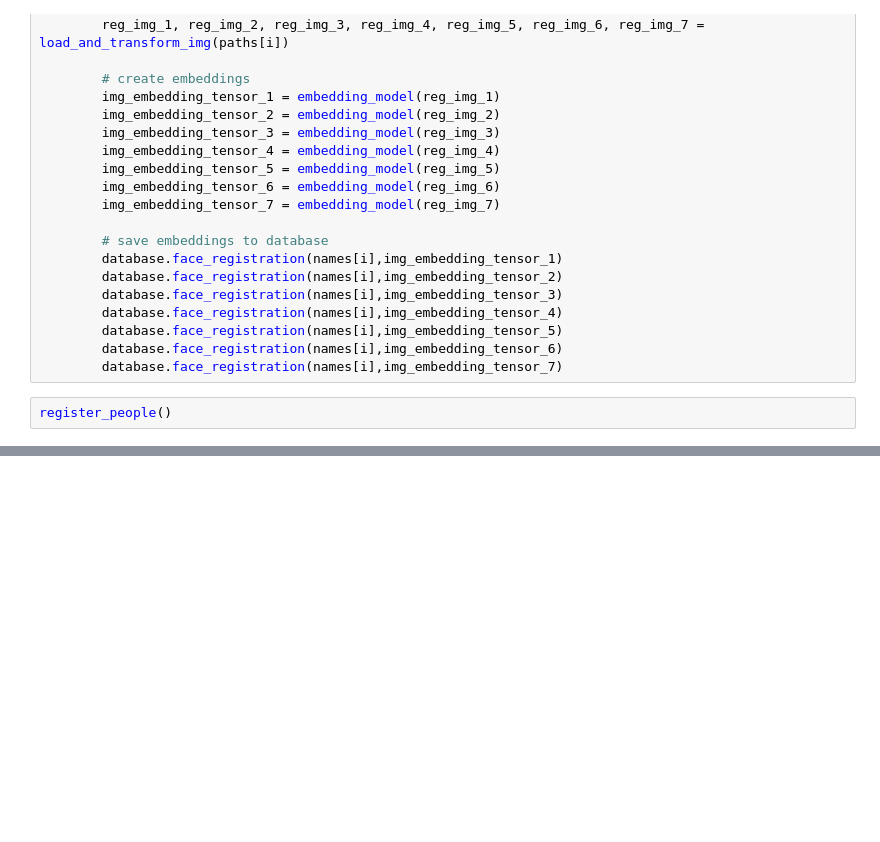
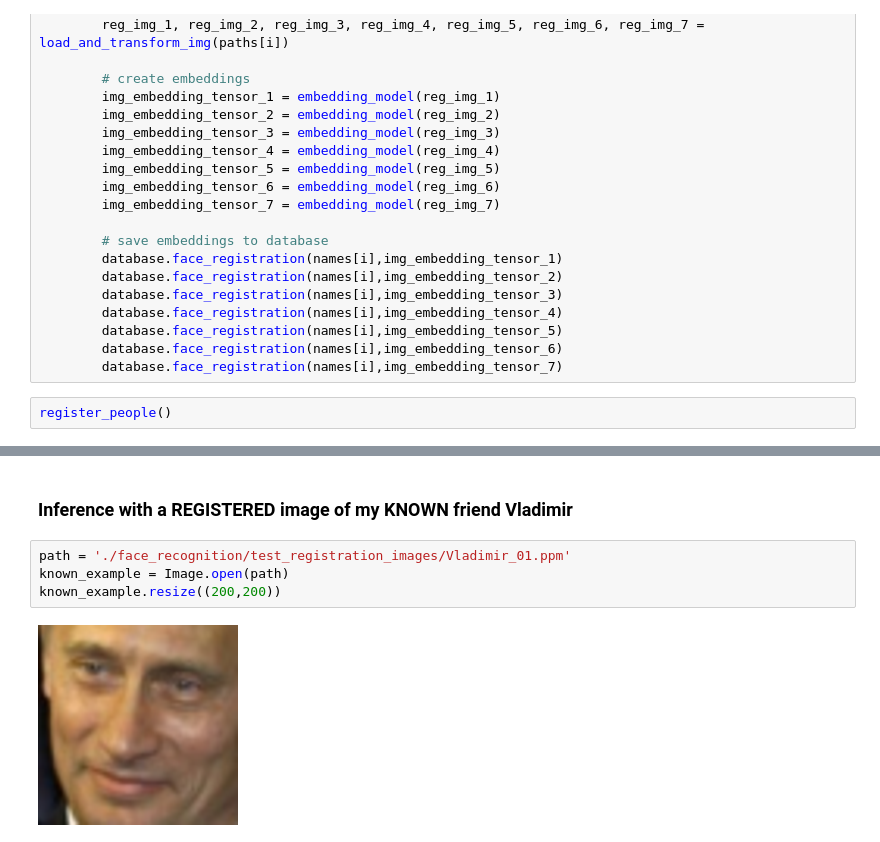
Before and after one commit to Neihtq/fasecure, a Jupyter notebook: Intermediate Presentation.ipynb, the cells around one changed output, grey strips where cells are left out. Drawn from its saved outputs; the diff is of its cells as text; blank space fills up the shorter version.

```diff
--- a/Intermediate Presentation.ipynb
+++ b/Intermediate Presentation.ipynb
@@ -265,2 +300,10 @@ def face_recognition(path):
+# %% [markdown]
+### Inference with a REGISTERED image of my KNOWN friend Vladimir
+# %%
+path = './face_recognition/test_registration_images/Vladimir_01.ppm'
+known_example = Image.open(path)
+known_example.resize((200,200))
+# %% [output]
+[figure, added]
 # %%
 face_recognition(path)
```
Also changed, not shown: parts of 17 cells of this notebook, 4 other files.
